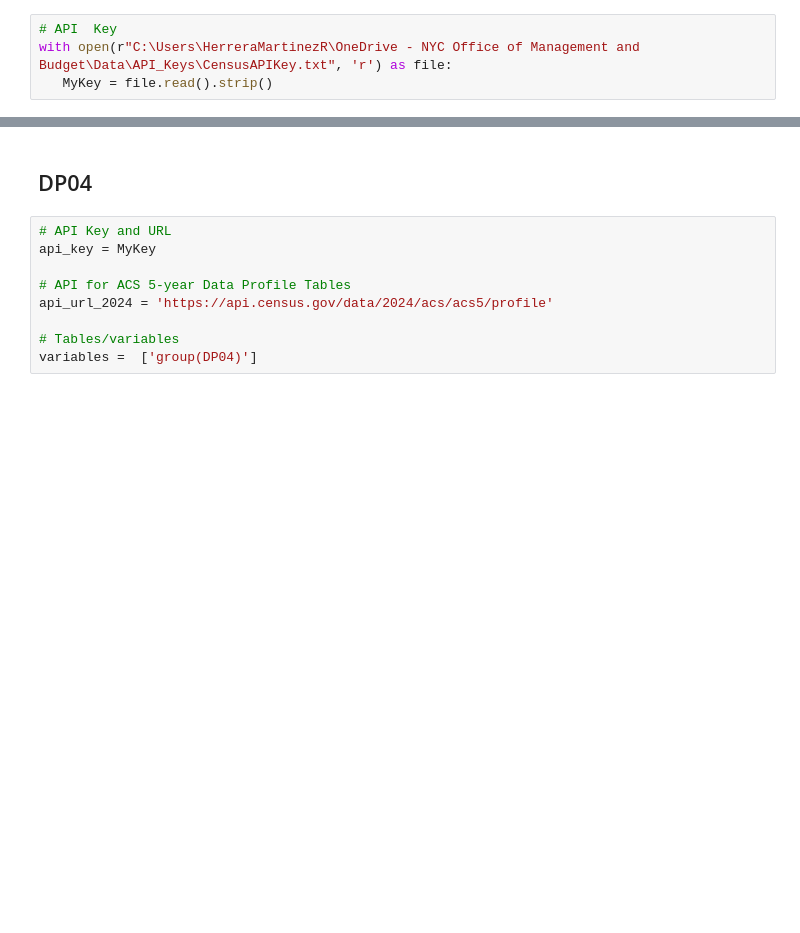
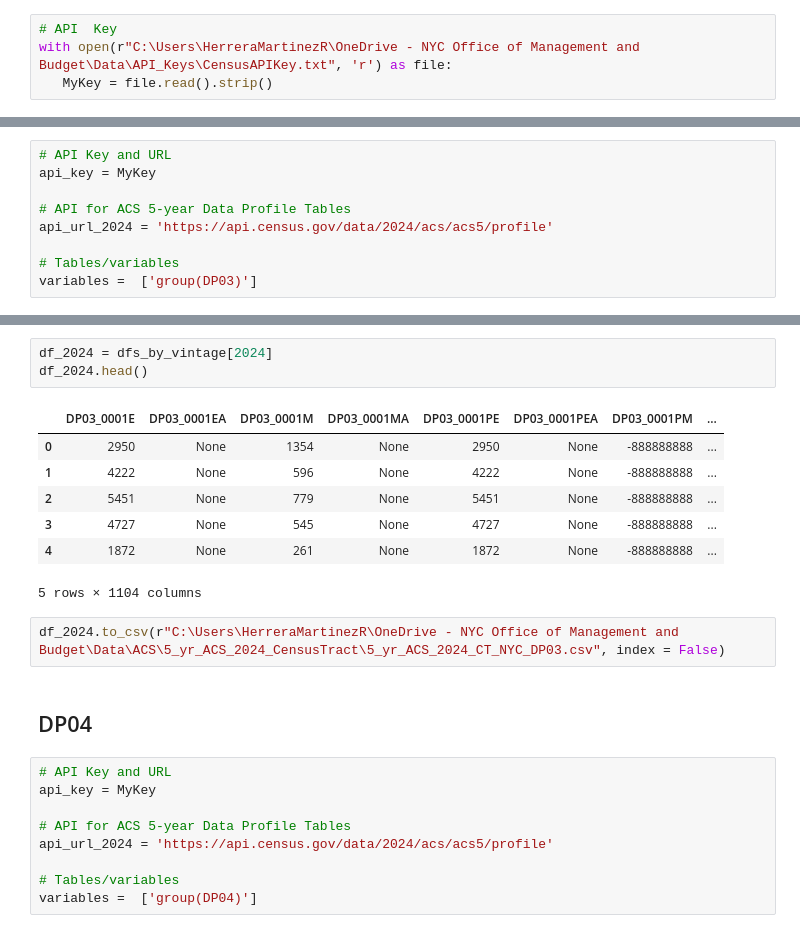
Before and after one commit to herreramr-omb/ACS_Warehouse, a Jupyter notebook: ACS_Warehose01_APIRequest_CensusTracts.ipynb, the cells around one changed output, grey strips where cells are left out. Drawn from its saved outputs; the diff is of its cells as text; blank space fills up the shorter version.

Commit message:
Adding census tract request

```diff
--- a/ACS_Warehose01_APIRequest_CensusTracts.ipynb
+++ b/ACS_Warehose01_APIRequest_CensusTracts.ipynb
@@ -23,0 +26,9 @@ with open(r"C:\Users\HerreraMartinezR\OneDrive - NYC Office of Management and Bu
+# %%
+# API Key and URL
+api_key = MyKey
+
+# API for ACS 5-year Data Profile Tables
+api_url_2024 = 'https://api.census.gov/data/2024/acs/acs5/profile'
+
+# Tables/variables
+variables =  ['group(DP03)']
@@ -24,3 +79,16 @@ with open(r"C:\Users\HerreraMartinezR\OneDrive - NYC Office of Management and Bu
+# %%
+df_2024 = dfs_by_vintage[2024]
+df_2024.head()
+# %% [output]
+|  | DP03_0001E | DP03_0001EA | DP03_0001M | DP03_0001MA | DP03_0001PE | DP03_0001PEA | DP03_0001PM | ... |
+| 0 | 2950 | None | 1354 | None | 2950 | None | -888888888 | ... |
+| 1 | 4222 | None | 596 | None | 4222 | None | -888888888 | ... |
+| 2 | 5451 | None | 779 | None | 5451 | None | -888888888 | ... |
+| 3 | 4727 | None | 545 | None | 4727 | None | -888888888 | ... |
+| 4 | 1872 | None | 261 | None | 1872 | None | -888888888 | ... |
+5 rows × 1104 columns
+# %%
+df_2024.to_csv(r"C:\Users\HerreraMartinezR\OneDrive - NYC Office of Management and Budget\Data\ACS\5_yr_ACS_2024_CensusTract\5_yr_ACS_2024_CT_NYC_DP03.csv", index = False)
 # %% [markdown]
 ## DP04
 # %%
```
Also changed, not shown: parts of 3 cells of this notebook.
